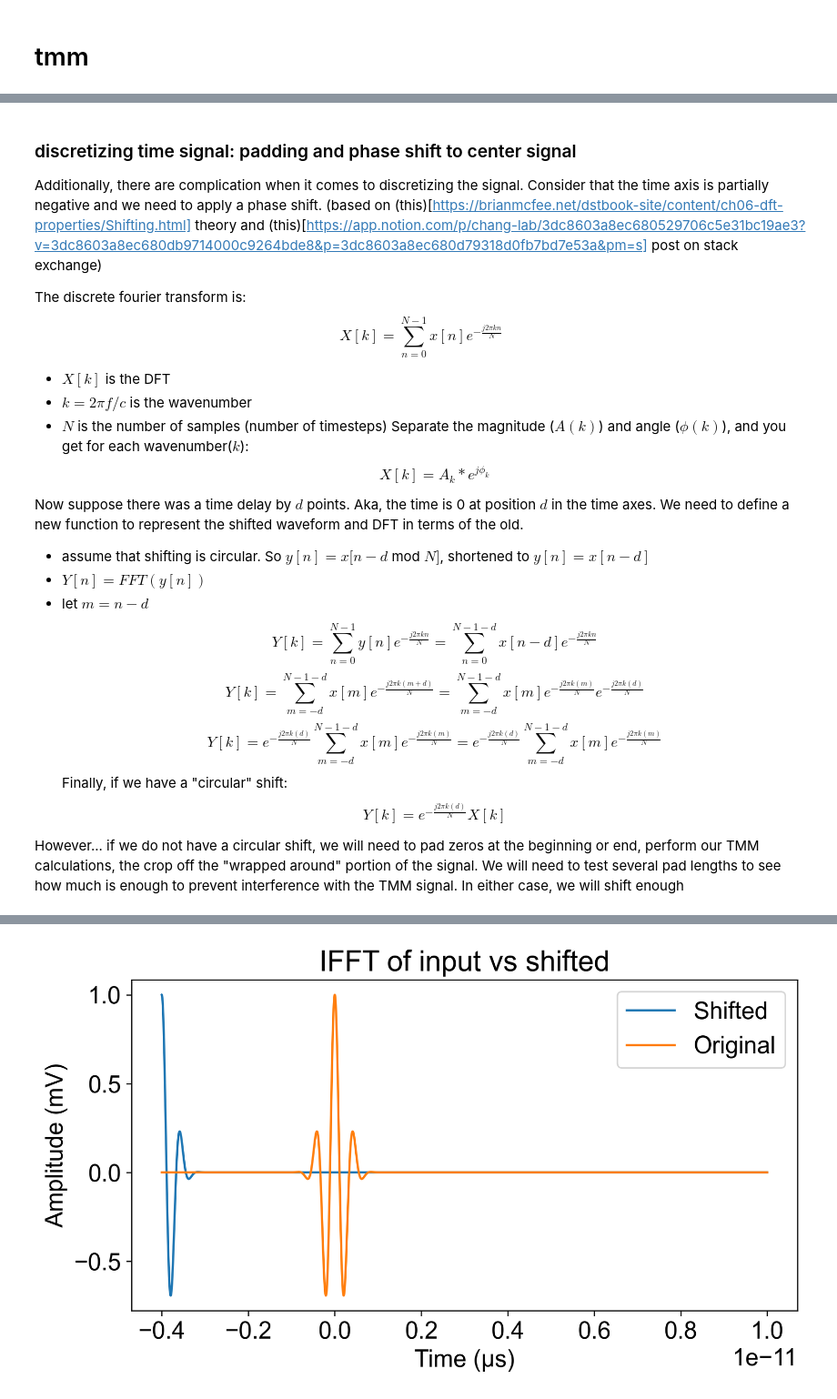
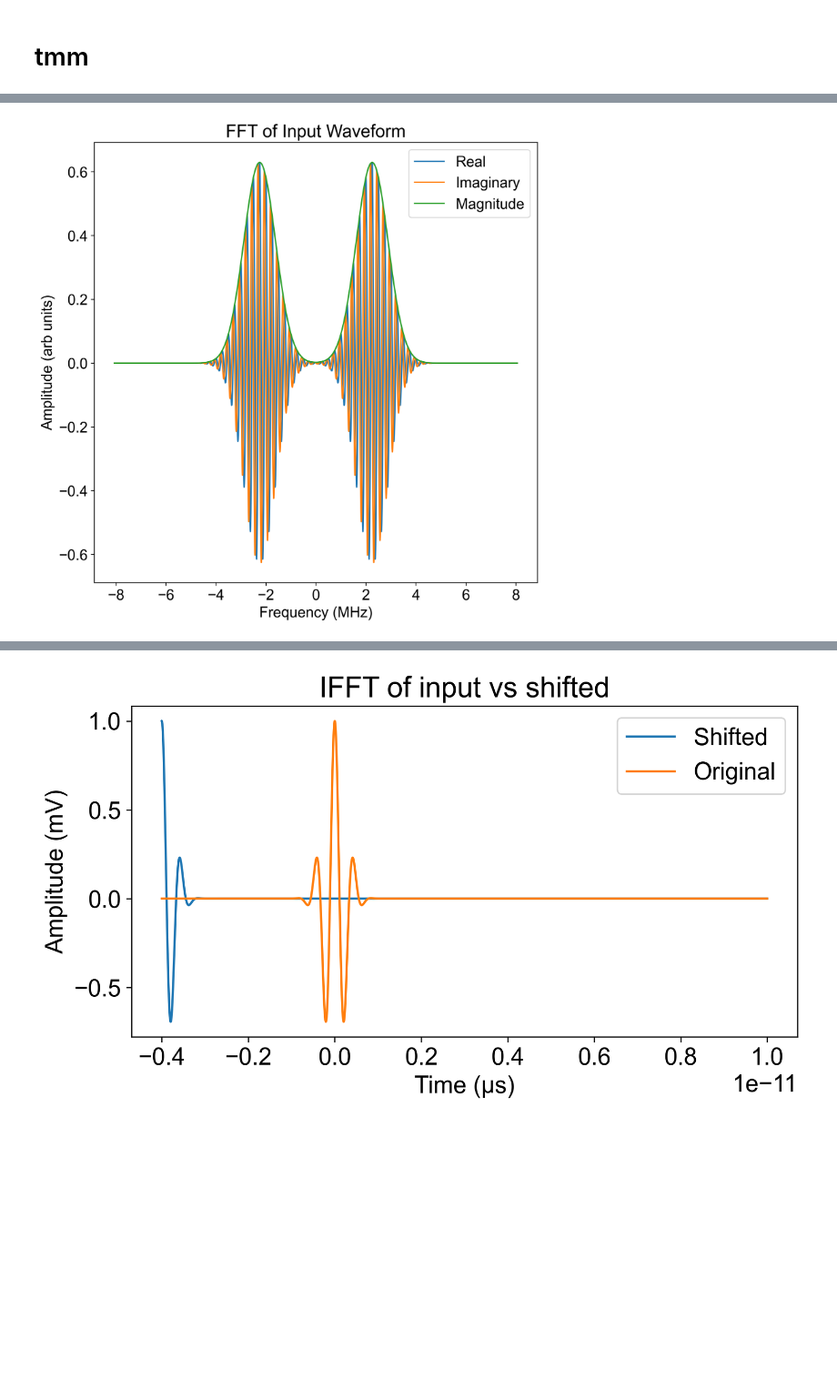
Before and after one commit to changbatterygroup/ultrasonic_ml, a Jupyter notebook: Notebooks/toy_tmm_modeling/SS_model.ipynb, the cells around one changed output, grey strips where cells are left out. Shown at 91% size. Cells and saved outputs as stored; diff of their text form; code cells hidden in the pictures; blank space fills up the shorter version.

```diff
--- a/Notebooks/toy_tmm_modeling/SS_model.ipynb
+++ b/Notebooks/toy_tmm_modeling/SS_model.ipynb
@@ -245,24 +238,0 @@ ax = tmm.plot_waveforms(freqs[crop]/1e6,
-# %% [markdown]
-### discretizing time signal: padding and phase shift to center signal
-Additionally, there are complication when it comes to discretizing the signal. Consider that the time axis is partially negative and we need to apply a phase shift.
-(based on (this)[https://brianmcfee.net/dstbook-site/content/ch06-dft-properties/Shifting.html] theory and (this)[https://app.notion.com/p/chang-lab/3dc8603a8ec680529706c5e31bc19ae3?v=3dc8603a8ec680db9714000c9264bde8&p=3dc8603a8ec680d79318d0fb7bd7e53a&pm=s] post on stack exchange)
-
-The discrete fourier transform is:
-$$X[k] = \sum _{n=0} ^{N-1} x[n] e^{−\frac{j 2\pi k n}{N}}$$
-- $X[k]$ is the DFT
-- $k=2\pi f/c$ is the wavenumber
-- $N$ is the number of samples (number of timesteps)
-Separate the magnitude ($A(k)$) and angle ($\phi(k)$), and you get for each wavenumber($k$):
-$$X[k] = A_k * e^{j \phi _k}$$
-
-Now suppose there was a time delay by $d$ points. Aka, the time is 0 at position $d$ in the time axes. We need to define a new function to represent the shifted waveform and DFT in terms of the old.
-- assume that shifting is circular. So $y[n] = x[n-d$ mod $N]$, shortened to $y[n] = x[n-d]$
-- $Y[n]=FFT(y[n])$
-- let $m = n-d$
-$$Y[k] = \sum _{n=0} ^{N-1} y[n] e^{−\frac{j 2\pi kn}{N}} = \sum _{n=0} ^{N-1-d} x[n-d] e^{−\frac{j 2\pi kn}{N}}$$
-$$Y[k] = \sum _{m=-d} ^{N-1-d} x[m] e^{−\frac{j 2\pi k(m+d)}{N}} = \sum _{m=-d} ^{N-1-d} x[m] e^{−\frac{j 2\pi k(m)}{N}} e^{−\frac{j 2\pi k(d)}{N}}$$
-$$Y[k] = e^{−\frac{j 2\pi k (d)}{N}} \sum _{m=-d} ^{N-1-d} x[m] e^{−\frac{j 2\pi k(m)}{N}} = e^{−\frac{j 2\pi k (d)}{N}} \sum _{m=-d} ^{N-1-d} x[m] e^{−\frac{j 2\pi k(m)}{N}} $$
-Finally, if we have a "circular" shift:
-$$Y[k] = e^{−\frac{j 2\pi k (d)}{N}} X[k]$$
-
-However... if we do not have a circular shift, we will need to pad zeros at the beginning or end, perform our TMM calculations, the crop off the "wrapped around" portion of the signal. We will need to test several pad lengths to see how much is enough to prevent interference with the ΤΜΜ signal. In either case, we will shift enough
@@ -268,0 +245,18 @@ However... if we do not have a circular shift, we will need to pad zeros at the
+# %%
+# display
+lowpass_ind=1000
+crop_shifted = slice(len(freqs_shifted)//2-lowpass_ind, len(freqs_shifted)//2+lowpass_ind)
+
+
+fig,ax = plt.subplots(figsize=(8,8))
+
+ax = tmm.plot_waveforms(np.fft.fftshift((freqs_shifted))[crop_shifted]/1e6,
+                        list(map(lambda x: np.fft.fftshift(x)[crop_shifted],
+                                 [np.real(fft_shifted), np.imag(fft_shifted), np.abs(fft_shifted)] )),
+                        labels=['Real', 'Imaginary', 'Magnitude'],
+                        x_label="Frequency (MHz)", y_label="Amplitude (arb units)",
+                        ax=ax, title="FFT of Input Waveform")
+
+fig.tight_layout()
+# %% [output]
+[figure, added]
```
Also changed, not shown: parts of 18 cells of this notebook, 14 other files.
